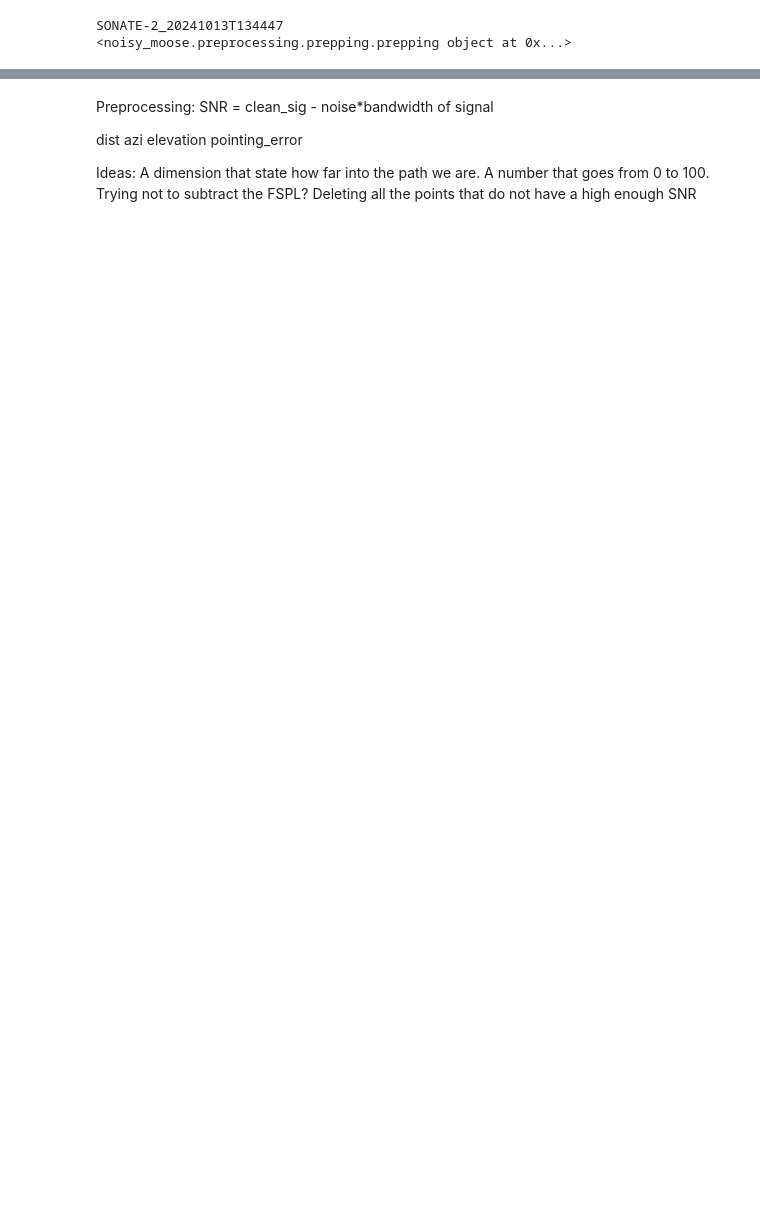
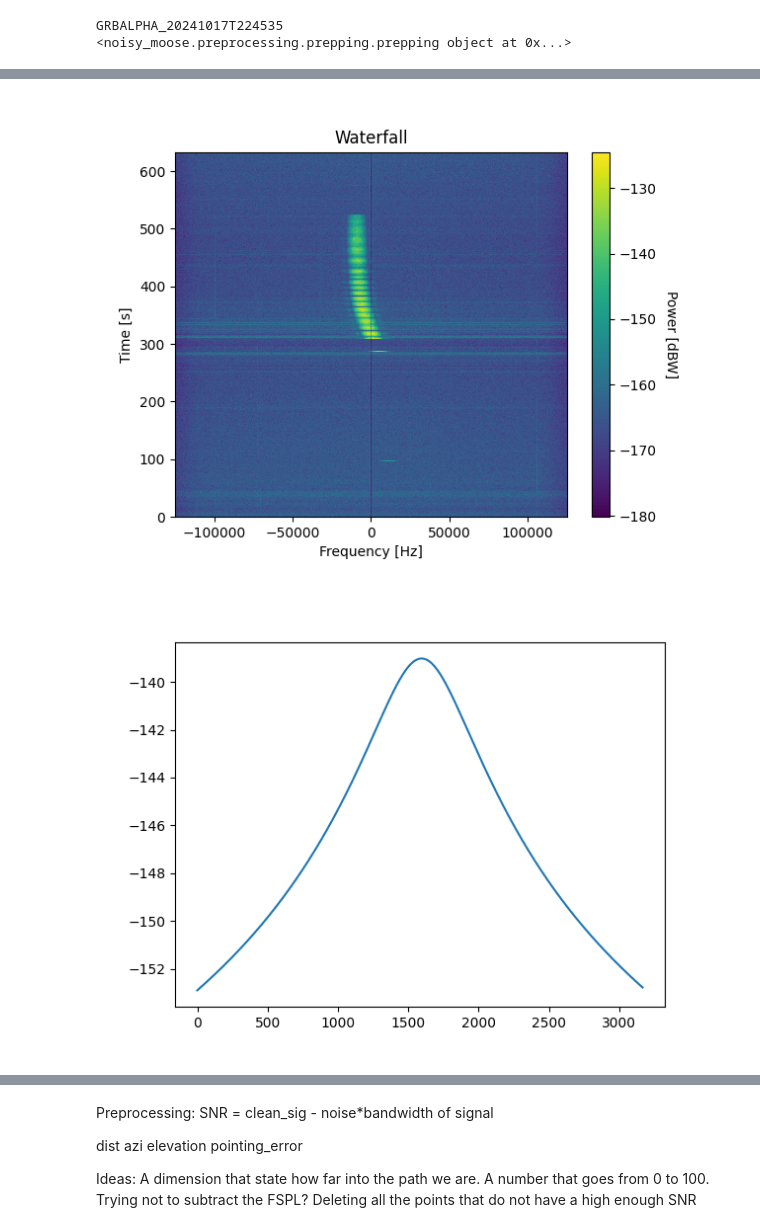
Before and after one commit to P7-Link-state/time_series_estimation, a Jupyter notebook: Machine-Learning-Playfield.ipynb, the cells around one changed output, grey strips where cells are left out. Saved outputs shown, nothing was run; the diff lists cells and outputs as text; code cells hidden in the pictures; blank space fills up the shorter version.

```diff
--- a/Machine-Learning-Playfield.ipynb
+++ b/Machine-Learning-Playfield.ipynb
@@ -11,7 +11,7 @@ data_path = 'C:/Users/StoreElberg/OneDrive - Aalborg Universitet/Git3/output/' #
 label_path = 'C:/Users/StoreElberg/OneDrive - Aalborg Universitet/Git3/Data-Pre/new_labels.json'
 
 labels = json.loads(open(label_path).read())
-file=labels['3'][2]
+file=labels['3'][18]
 print(file)
 
 def unpickle(file):
@@ -23,14 +23,20 @@ def unpickle(file):
 data = unpickle(file)
 print(data)  # This will print the unpickled object
 #data.noise_obj.run()
+plt.figure()
 data.noise_obj.plot_waterfall()
+plt.show()
+# pre
+plt.figure()
+plt.plot(data.station_obj.fspl)
+plt.show()
 
-# pre
+
 
 # BAM=[] #Big Ass Matrix
 # SNR?(),
 
 # BAM = BAM.append()
 # %% [output]
-SONATE-2_20241013T134447
+GRBALPHA_20241017T224535
 <noisy_moose.preprocessing.prepping.prepping object at 0x...>
@@ -39 +43,3 @@ SONATE-2_20241013T134447
+[figure, added]
+[figure, added]
 # %%
```
Also changed, not shown: parts of 5 cells of this notebook, 28 other files.
